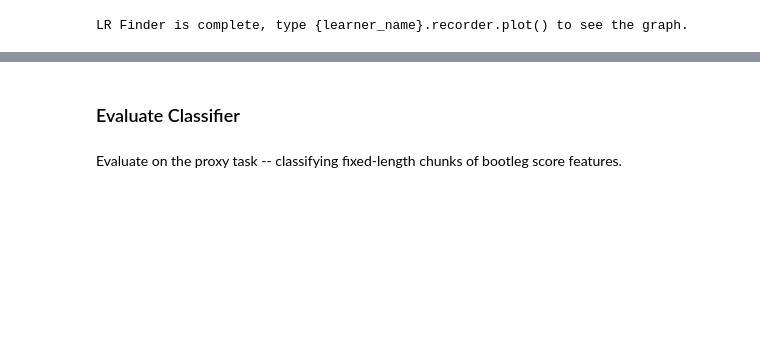
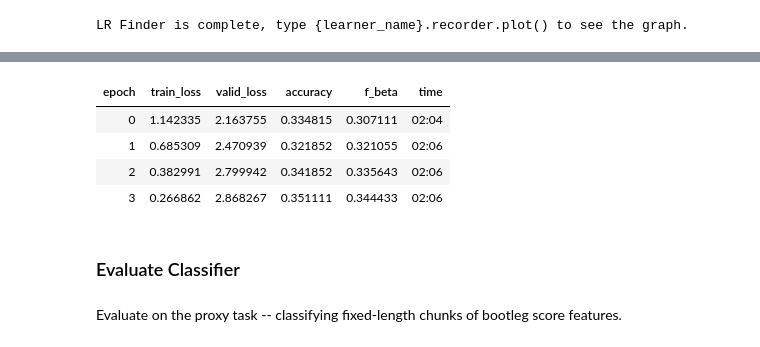
Before and after one commit to tjtsai/PianoStyleEmbedding, a Jupyter notebook: 04_roberta.ipynb, the cells around one changed output, grey strips where cells are left out. Saved outputs shown, nothing was run; the diff lists cells and outputs as text; code cells hidden in the pictures; blank space fills up the shorter version.

```diff
--- a/04_roberta.ipynb
+++ b/04_roberta.ipynb
@@ -243,0 +114,2 @@ lr = 1e-4
+# %%
+lr = 3e-5
@@ -249,2 +124,8 @@ learner.fit_one_cycle(1, lr, moms=(0.8,0.7))
 # %%
-learner.fit_one_cycle(1, lr, moms=(0.8,0.7))
+learner.fit_one_cycle(4, lr, moms=(0.8,0.7))
+# %% [output]
+| epoch | train_loss | valid_loss | accuracy | f_beta | time |
+| 0 | 1.142335 | 2.163755 | 0.334815 | 0.307111 | 02:04 |
+| 1 | 0.685309 | 2.470939 | 0.321852 | 0.321055 | 02:06 |
+| 2 | 0.382991 | 2.799942 | 0.341852 | 0.335643 | 02:06 |
+| 3 | 0.266862 | 2.868267 | 0.351111 | 0.344433 | 02:06 |
```
Also changed, not shown: parts of 51 cells of this notebook.
